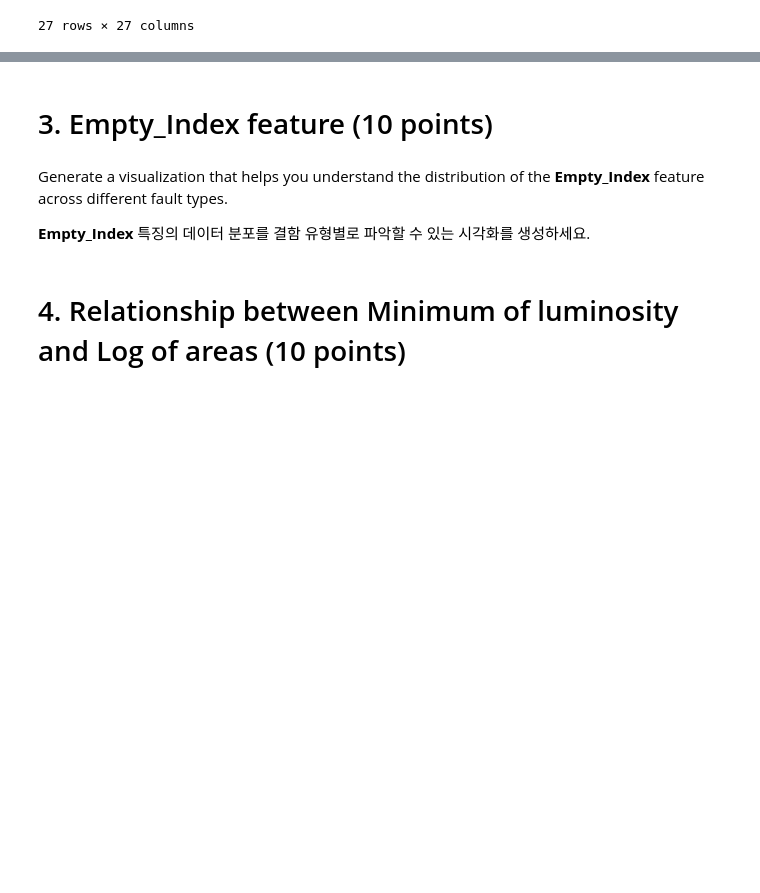
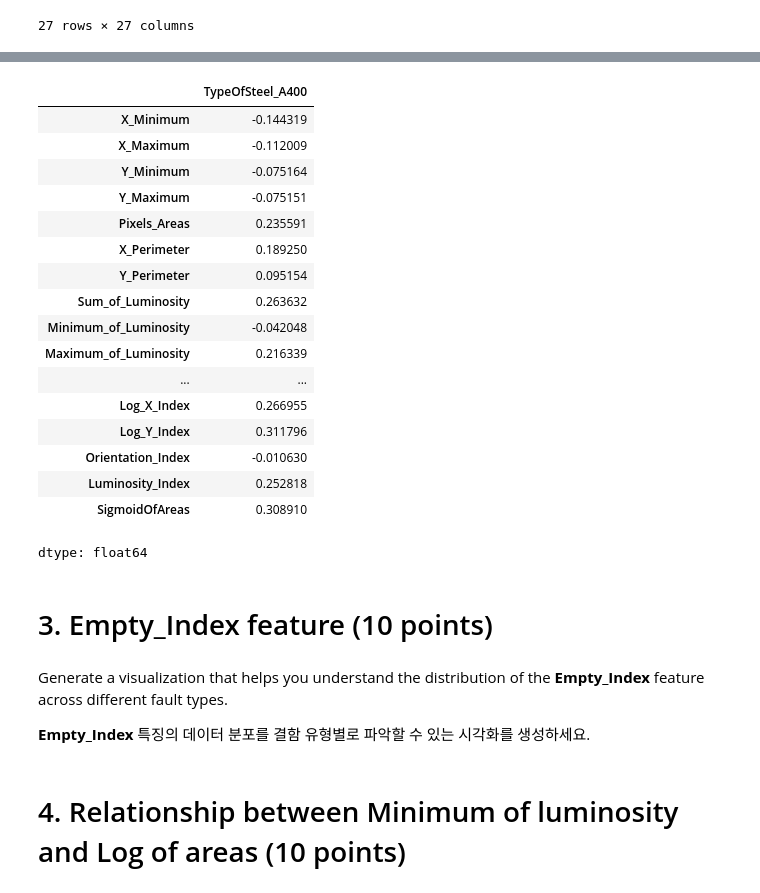
Before and after one commit to SyngyeonTak/Best-README-Template, a Jupyter notebook: DAEM_Midterm_practical_test.ipynb, the cells around one changed output, grey strips where cells are left out. Cells and saved outputs as stored; diff of their text form; code cells hidden in the pictures; blank space fills up the shorter version.

```diff
--- a/DAEM_Midterm_practical_test.ipynb
+++ b/DAEM_Midterm_practical_test.ipynb
@@ -163,3 +158,26 @@ filtered_matrix = corr_matrix
+# %%
+#TypeOfSteel_A300 and TypeOfSteel_A400	-1.000000
+
+corr_matrix['TypeOfSteel_A400']
+# %% [output]
+|  | TypeOfSteel_A400 |
+| X_Minimum | -0.144319 |
+| X_Maximum | -0.112009 |
+| Y_Minimum | -0.075164 |
+| Y_Maximum | -0.075151 |
+| Pixels_Areas | 0.235591 |
+| X_Perimeter | 0.189250 |
+| Y_Perimeter | 0.095154 |
+| Sum_of_Luminosity | 0.263632 |
+| Minimum_of_Luminosity | -0.042048 |
+| Maximum_of_Luminosity | 0.216339 |
+| ... | ... |
+| Log_X_Index | 0.266955 |
+| Log_Y_Index | 0.311796 |
+| Orientation_Index | -0.010630 |
+| Luminosity_Index | 0.252818 |
+| SigmoidOfAreas | 0.308910 |
+dtype: float64
 # %% [markdown]
 # 3. Empty_Index feature (10 points)
 # %% [markdown]
```
Also changed, not shown: parts of 4 cells of this notebook.
